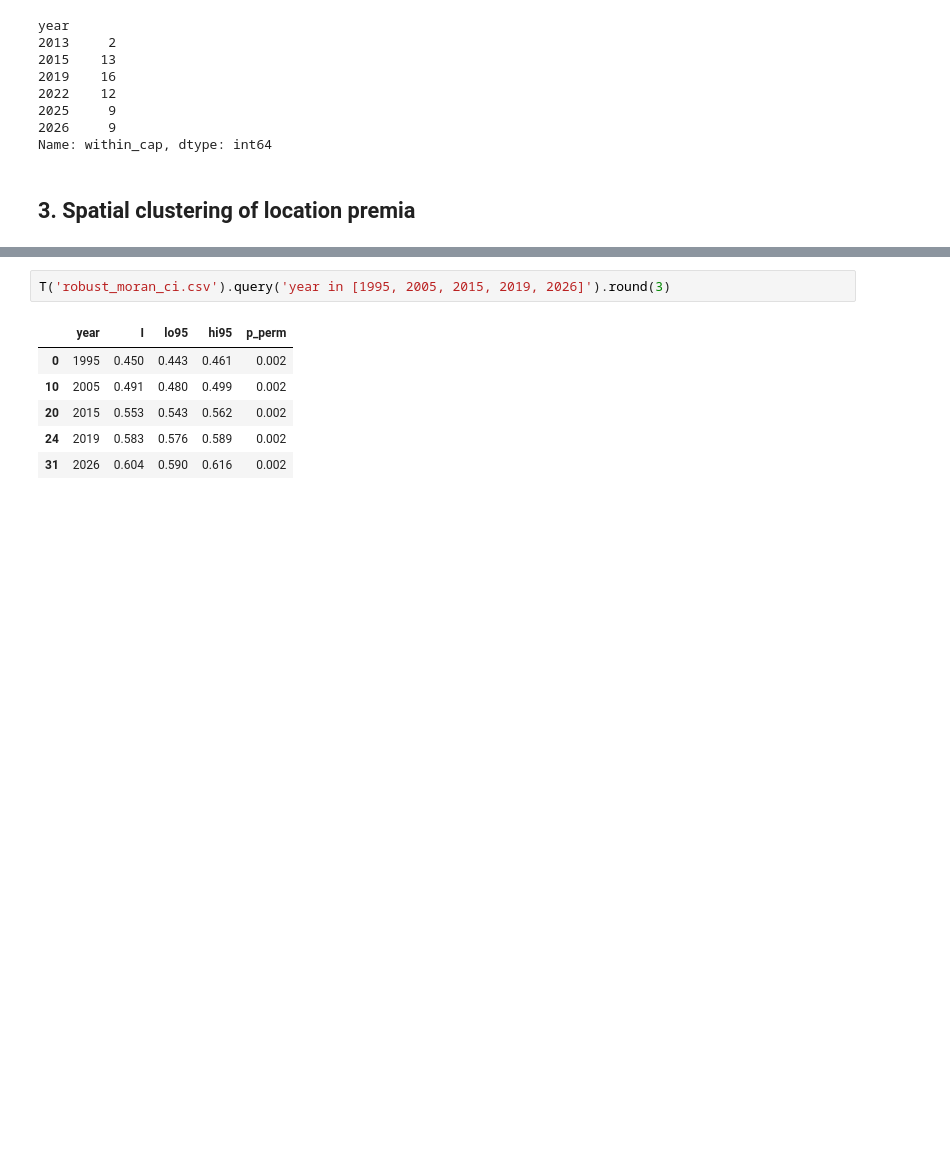
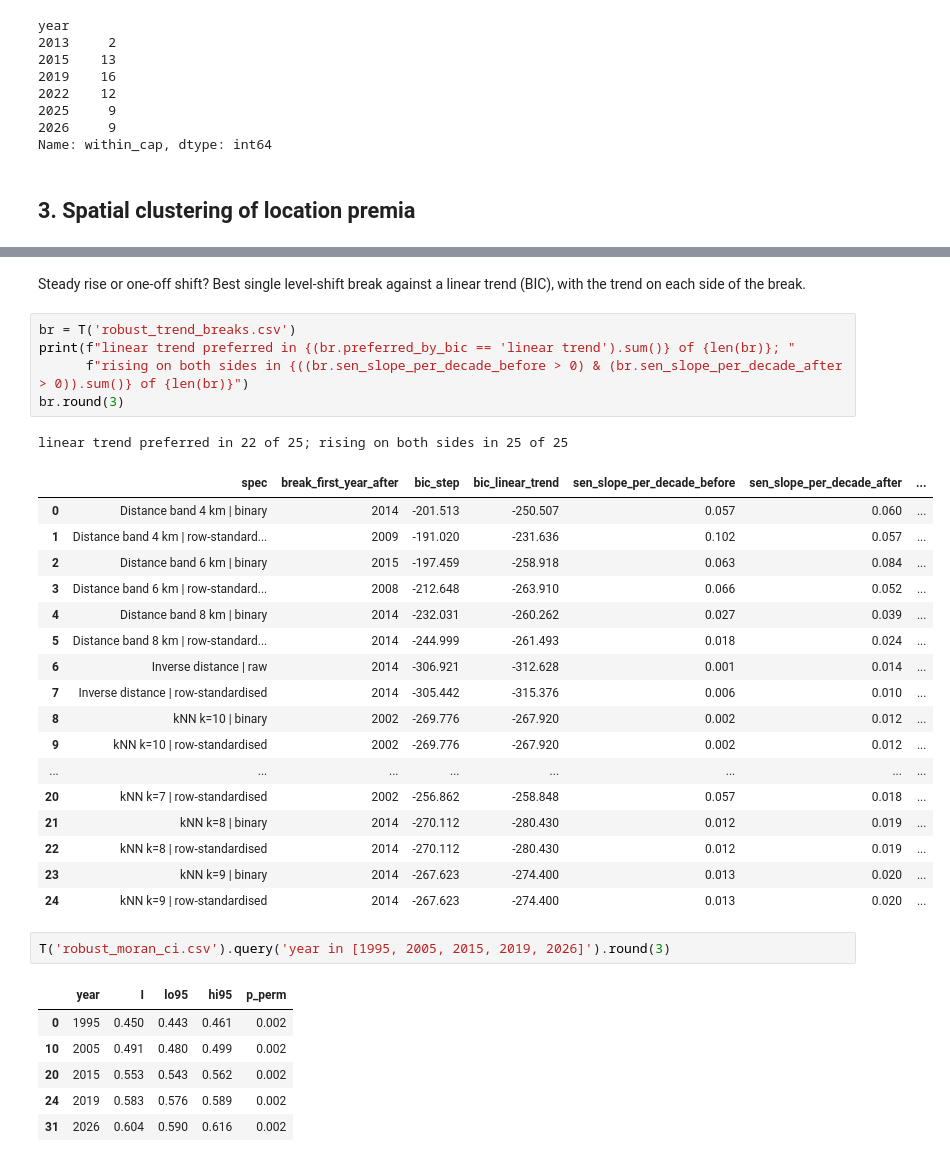
Before and after one commit to lucasleonggg/City-Area-Analyser, a Jupyter notebook: notebooks/reproduce_headline_findings.ipynb, the cells around one changed output, grey strips where cells are left out. Saved outputs shown, nothing was run; the diff lists cells and outputs as text; blank space fills up the shorter version.

```diff
--- a/notebooks/reproduce_headline_findings.ipynb
+++ b/notebooks/reproduce_headline_findings.ipynb
@@ -85,3 +132,29 @@ rs[['spec', 'I_1995_99', 'I_2022_26', 'change', 'mann_kendall_p']].round(3)
+# %% [markdown]
+Steady rise or one-off shift? Best single level-shift break against a linear trend (BIC), with the trend on each side of the break.
+# %%
+br = T('robust_trend_breaks.csv')
+print(f"linear trend preferred in {(br.preferred_by_bic == 'linear trend').sum()} of {len(br)}; "
+      f"rising on both sides in {((br.sen_slope_per_decade_before > 0) & (br.sen_slope_per_decade_after > 0)).sum()} of {len(br)}")
+br.round(3)
+# %% [output]
+linear trend preferred in 22 of 25; rising on both sides in 25 of 25
+|  | spec | break_first_year_after | bic_step | bic_linear_trend | sen_slope_per_decade_before | sen_slope_per_decade_after | ... |
+| 0 | Distance band 4 km | binary | 2014 | -201.513 | -250.507 | 0.057 | 0.060 | ... |
+| 1 | Distance band 4 km | row-standard... | 2009 | -191.020 | -231.636 | 0.102 | 0.057 | ... |
+| 2 | Distance band 6 km | binary | 2015 | -197.459 | -258.918 | 0.063 | 0.084 | ... |
+| 3 | Distance band 6 km | row-standard... | 2008 | -212.648 | -263.910 | 0.066 | 0.052 | ... |
+| 4 | Distance band 8 km | binary | 2014 | -232.031 | -260.262 | 0.027 | 0.039 | ... |
+| 5 | Distance band 8 km | row-standard... | 2014 | -244.999 | -261.493 | 0.018 | 0.024 | ... |
+| 6 | Inverse distance | raw | 2014 | -306.921 | -312.628 | 0.001 | 0.014 | ... |
+| 7 | Inverse distance | row-standardised | 2014 | -305.442 | -315.376 | 0.006 | 0.010 | ... |
+| 8 | kNN k=10 | binary | 2002 | -269.776 | -267.920 | 0.002 | 0.012 | ... |
+| 9 | kNN k=10 | row-standardised | 2002 | -269.776 | -267.920 | 0.002 | 0.012 | ... |
+| ... | ... | ... | ... | ... | ... | ... | ... |
+| 20 | kNN k=7 | row-standardised | 2002 | -256.862 | -258.848 | 0.057 | 0.018 | ... |
+| 21 | kNN k=8 | binary | 2014 | -270.112 | -280.430 | 0.012 | 0.019 | ... |
+| 22 | kNN k=8 | row-standardised | 2014 | -270.112 | -280.430 | 0.012 | 0.019 | ... |
+| 23 | kNN k=9 | binary | 2014 | -267.623 | -274.400 | 0.013 | 0.020 | ... |
+| 24 | kNN k=9 | row-standardised | 2014 | -267.623 | -274.400 | 0.013 | 0.020 | ... |
 # %%
 T('robust_moran_ci.csv').query('year in [1995, 2005, 2015, 2019, 2026]').round(3)
 # %% [output]
```
Also changed, not shown: parts of 4 cells of this notebook, 27 other files.
